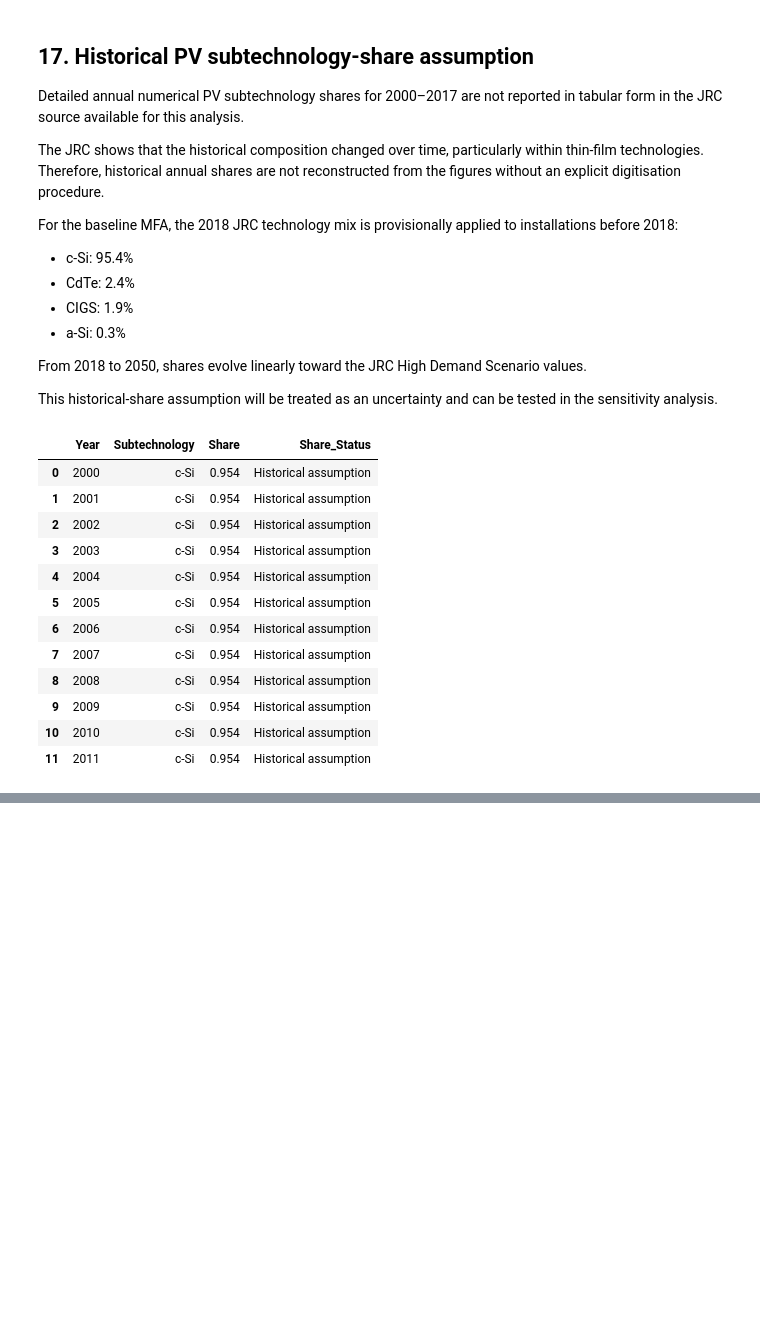
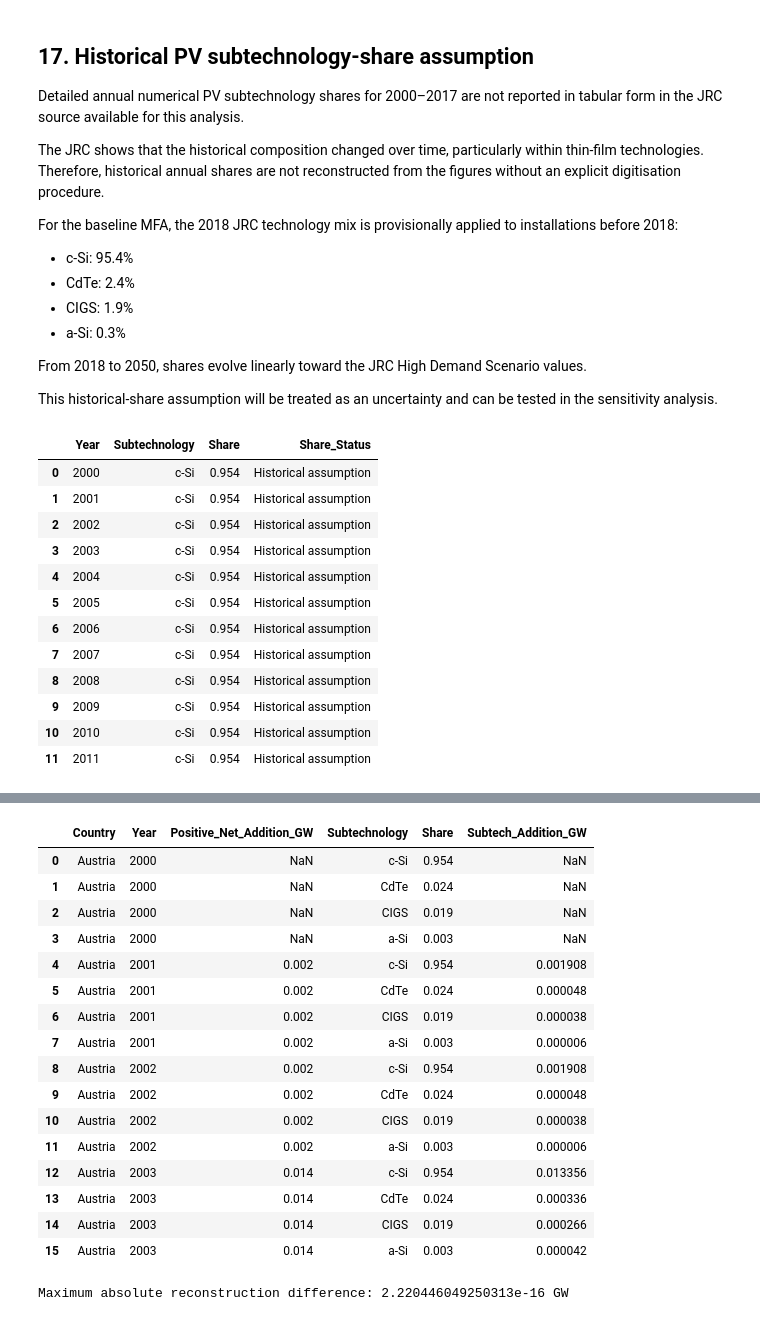
Before and after one commit to Trickwillfrit/MFA, a Jupyter notebook: notebooks/ENV501_Austria_Croatia_MFA.ipynb, the cells around one changed output, grey strips where cells are left out. Cells and saved outputs as stored; diff of their text form; code cells hidden in the pictures; blank space fills up the shorter version.

```diff
--- a/notebooks/ENV501_Austria_Croatia_MFA.ipynb
+++ b/notebooks/ENV501_Austria_Croatia_MFA.ipynb
@@ -884,6 +884,7 @@ pv_share_list = []
 
 for subtech in pv_subtechnologies:
 
+    # Retrieve source anchor values
     share_2018 = pv_share_anchors[
         (pv_share_anchors["Year"] == 2018) &
         (pv_share_anchors["Subtechnology"] == subtech)
@@ -896,10 +897,22 @@ for subtech in pv_subtechnologies:
 
     for year in range(2000, 2051):
 
-        if year <= 2018:
+        # Before 2018: apply the 2018 mix as a historical assumption
+        if year < 2018:
             share = share_2018
             share_status = "Historical assumption"
 
+        # 2018 is an explicit source value
+        elif year == 2018:
+            share = share_2018
+            share_status = "Source anchor"
+
+        # 2050 is an explicit HDS source value
+        elif year == 2050:
+            share = share_2050
+            share_status = "Source anchor"
+
+        # Intermediate years: linear interpolation
         else:
             share = np.interp(
                 year,
@@ -961,0 +1178,64 @@ Maximum annual total share: 1.0
+# %%
+pv_additions_subtech = pv_deployment.merge(
+    pv_shares,
+    on="Year",
+    how="left"
+)
+
+pv_additions_subtech["Subtech_Addition_GW"] = (
+    pv_additions_subtech["Positive_Net_Addition_GW"]
+    * pv_additions_subtech["Share"]
+)
+
+display(
+    pv_additions_subtech[
+        [
+            "Country",
+            "Year",
+            "Positive_Net_Addition_GW",
+            "Subtechnology",
+            "Share",
+            "Subtech_Addition_GW"
+        ]
+    ].head(16)
+)
+# %% [output]
+|  | Country | Year | Positive_Net_Addition_GW | Subtechnology | Share | Subtech_Addition_GW |
+| 0 | Austria | 2000 | NaN | c-Si | 0.954 | NaN |
+| 1 | Austria | 2000 | NaN | CdTe | 0.024 | NaN |
+| 2 | Austria | 2000 | NaN | CIGS | 0.019 | NaN |
+| 3 | Austria | 2000 | NaN | a-Si | 0.003 | NaN |
+| 4 | Austria | 2001 | 0.002 | c-Si | 0.954 | 0.001908 |
+| 5 | Austria | 2001 | 0.002 | CdTe | 0.024 | 0.000048 |
+| 6 | Austria | 2001 | 0.002 | CIGS | 0.019 | 0.000038 |
+| 7 | Austria | 2001 | 0.002 | a-Si | 0.003 | 0.000006 |
+| 8 | Austria | 2002 | 0.002 | c-Si | 0.954 | 0.001908 |
+| 9 | Austria | 2002 | 0.002 | CdTe | 0.024 | 0.000048 |
+| 10 | Austria | 2002 | 0.002 | CIGS | 0.019 | 0.000038 |
+| 11 | Austria | 2002 | 0.002 | a-Si | 0.003 | 0.000006 |
+| 12 | Austria | 2003 | 0.014 | c-Si | 0.954 | 0.013356 |
+| 13 | Austria | 2003 | 0.014 | CdTe | 0.024 | 0.000336 |
+| 14 | Austria | 2003 | 0.014 | CIGS | 0.019 | 0.000266 |
+| 15 | Austria | 2003 | 0.014 | a-Si | 0.003 | 0.000042 |
+# %%
+pv_subtech_check = (
+    pv_additions_subtech
+    .groupby(["Country", "Year"], as_index=False)
+    .agg(
+        Total_Subtech_Addition_GW=("Subtech_Addition_GW", "sum"),
+        Original_Addition_GW=("Positive_Net_Addition_GW", "first")
+    )
+)
+
+pv_subtech_check["Difference_GW"] = (
+    pv_subtech_check["Total_Subtech_Addition_GW"]
+    - pv_subtech_check["Original_Addition_GW"]
+)
+
+print(
+    "Maximum absolute reconstruction difference:",
+    pv_subtech_check["Difference_GW"].abs().max(),
+    "GW"
+)
+# %% [output]
+Maximum absolute reconstruction difference: 2.220446049250313e-16 GW
```
Also changed, not shown: parts of 19 cells of this notebook.
